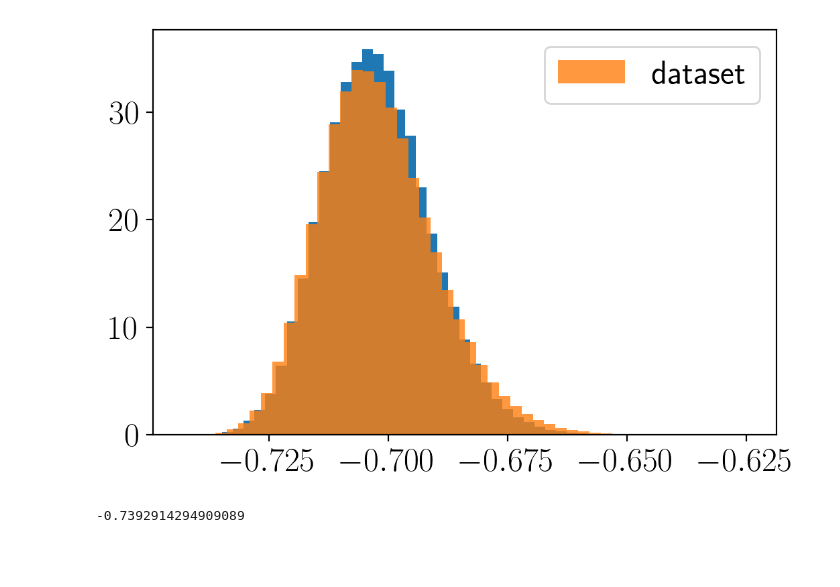
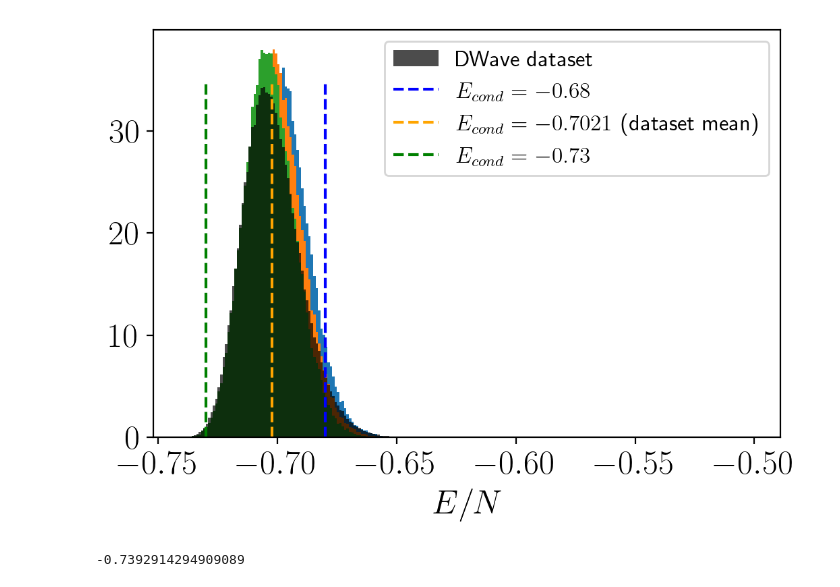
Before and after one commit to marveen94/n-mcmc-Luca, a Jupyter notebook: temp-484-spin.ipynb, the cells around one changed output. Cells and saved outputs as stored; diff of their text form; code cells hidden in the pictures; blank space fills up the shorter version.

Commit message:
update plots

```diff
--- a/temp-484-spin.ipynb
+++ b/temp-484-spin.ipynb
@@ -25,12 +13,0 @@ for sample in samples075:
-# %%
-# plt.hist(engs07, bins=50, density=True)
-# plt.hist(engs07433, bins=50, density=True)
-# plt.hist(engsGS, bins=50, density=True)
-# plt.hist(engs1, bins=50, density=True)
-plt.hist(engs075, bins=50, density=True)
-plt.hist(data_engs, bins=50, alpha=0.8, label="dataset", density=True)
-# plt.yscale("log")
-plt.legend()
-plt.show()
-# %% [output]
-[figure, removed]
@@ -37 +58,26 @@ plt.show()
+# %%
+bins = np.arange(-0.74, -0.5, 0.001)
+# plt.hist(engs07, bins=50, density=True)
+# plt.hist(engs07433, bins=50, density=True)
+# plt.hist(engsGS, bins=bins, density=True)
+# plt.hist(engs060, bins=bins, density=True)
+# plt.hist(engs065, bins=bins, density=True)
+plt.hist(engs068, bins=bins, density=True)
+plt.hist(engs07021, bins=bins, density=True)
+plt.hist(engs073, bins=bins, density=True)
+# plt.hist(engs075, bins=bins, density=True)
+plt.hist(data_engs, bins=bins, alpha=0.7, label="DWave dataset", density=True, color="k")
+# plt.vlines(-0.60, 0, 35, linestyles="dashed", label=r"$E_{cond} = -0.60$", colors="b")
+# plt.vlines(-0.65, 0, 35, linestyles="dashed", label=r"$E_{cond} = -0.65$", colors="orange")
+# plt.vlines(-0.75, 0, 35, linestyles="dashed", label=r"$E_{cond} = -0.75$", colors="green")
+plt.vlines(-0.68, 0, 35, linestyles="dashed", label=r"$E_{cond} = -0.68$", colors="blue")
+plt.vlines(-0.7021, 0, 35, linestyles="dashed", label=r"$E_{cond} = -0.7021$ (dataset mean)", colors="orange")
+plt.vlines(-0.73, 0, 35, linestyles="dashed", label=r"$E_{cond} = -0.73$", colors="green")
+# plt.vlines(-0.755, 0, 35, linestyles="dashed", label=r"$E_{cond} = -0.755$ (GS)", colors="green")
+# plt.yscale("log")
+plt.xlabel(r"$E/N$")
+plt.legend(fontsize=12)
+plt.show()
+# %% [output]
+[figure, added]
 # %%
```
Also changed, not shown: parts of 5 cells of this notebook, 1 other file.
